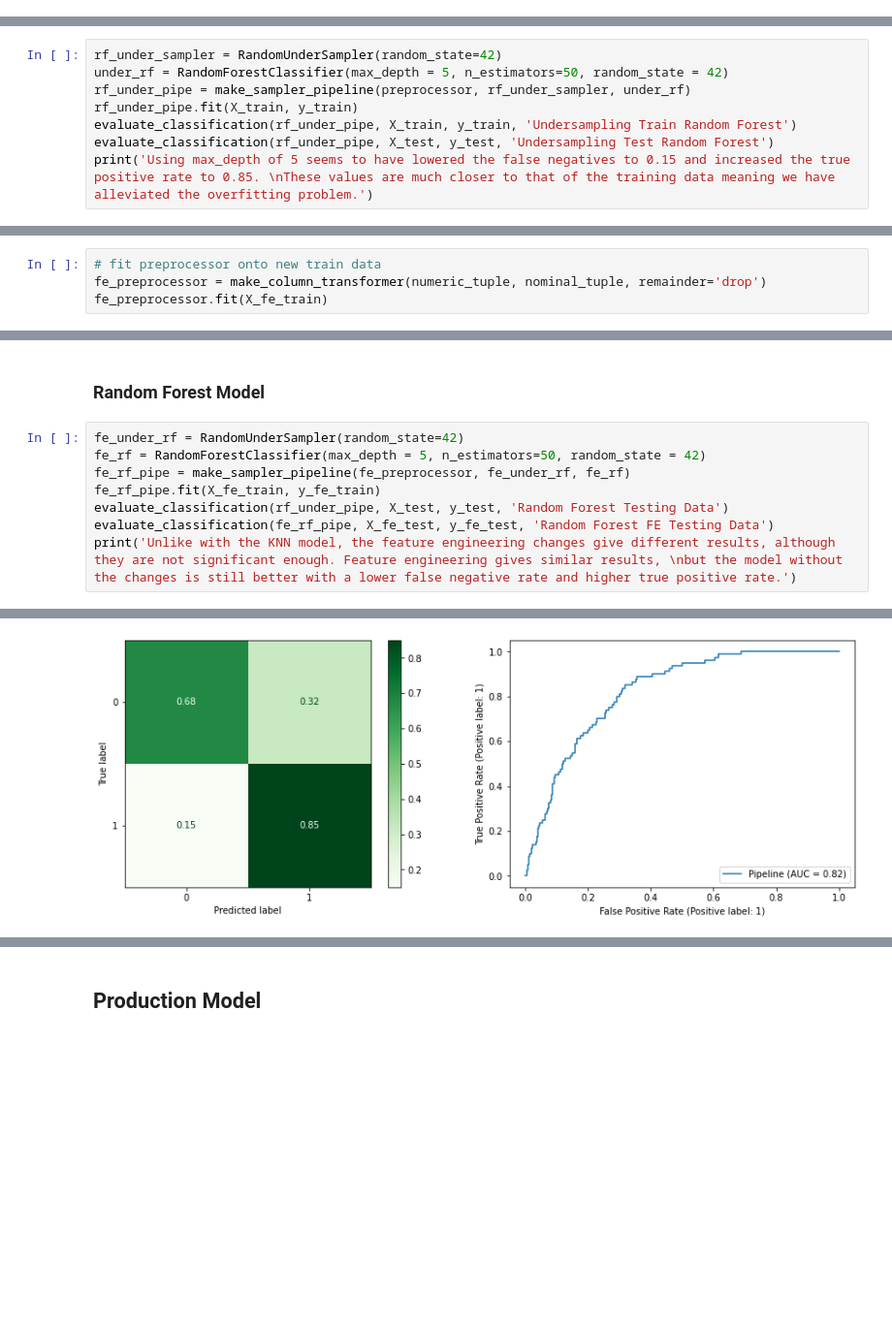
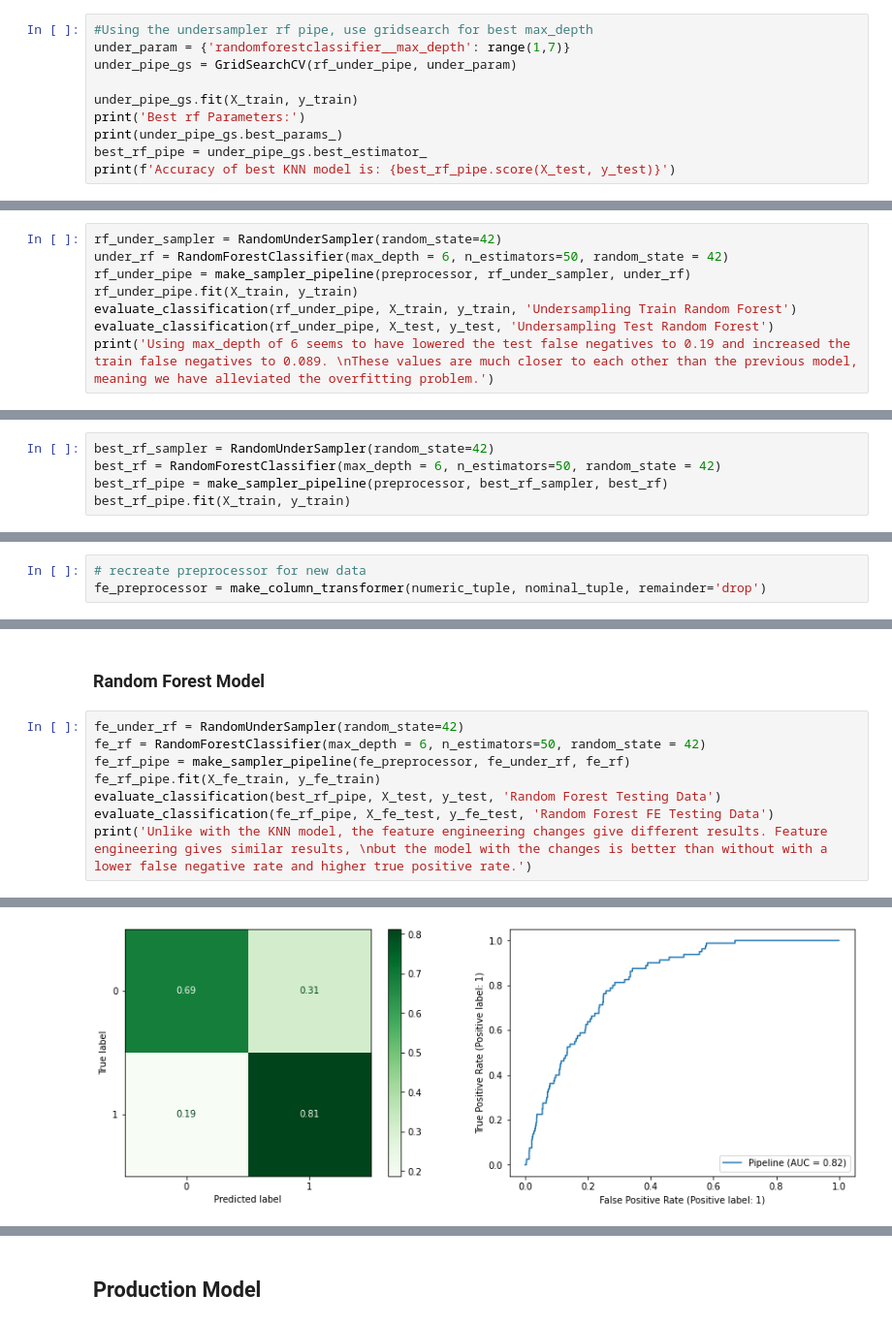
Before and after one commit to Gracey701/Stroke-Project, a Jupyter notebook: Stroke_Project.ipynb, the cells around one changed output, grey strips where cells are left out. Shown at 97% size. Saved outputs shown, nothing was run; the diff lists cells and outputs as text; blank space fills up the shorter version.

```diff
--- a/Stroke_Project.ipynb
+++ b/Stroke_Project.ipynb
@@ -1370,0 +1399,10 @@ We can reduce max_depth to decrease variance, avoiding overfitting.
+# %%
+#Using the undersampler rf pipe, use gridsearch for best max_depth
+under_param = {'randomforestclassifier__max_depth': range(1,7)}
+under_pipe_gs = GridSearchCV(rf_under_pipe, under_param)
+
+under_pipe_gs.fit(X_train, y_train)
+print('Best rf Parameters:')
+print(under_pipe_gs.best_params_)
+best_rf_pipe = under_pipe_gs.best_estimator_
+print(f'Accuracy of best KNN model is: {best_rf_pipe.score(X_test, y_test)}')
@@ -1371,11 +1413,11 @@ We can reduce max_depth to decrease variance, avoiding overfitting.
 # %%
 rf_under_sampler = RandomUnderSampler(random_state=42)
-under_rf = RandomForestClassifier(max_depth = 5, n_estimators=50, random_state = 42)
+under_rf = RandomForestClassifier(max_depth = 6, n_estimators=50, random_state = 42)
 rf_under_pipe = make_sampler_pipeline(preprocessor, rf_under_sampler, under_rf)
 rf_under_pipe.fit(X_train, y_train)
 evaluate_classification(rf_under_pipe, X_train, y_train, 'Undersampling Train Random Forest')
 evaluate_classification(rf_under_pipe, X_test, y_test, 'Undersampling Test Random Forest')
-print('Using max_depth of 5 seems to have lowered the false negatives to 0.15 and increased the true positive rate to 0.85. \nThese values are much closer to that of the training data meaning we have alleviated the overfitting problem.')
+print('Using max_depth of 6 seems to have lowered the test false negatives to 0.19 and increased the train false negatives to 0.089. \nThese values are much closer to each other than the previous model, meaning we have alleviated the overfitting problem.')
 # %% [output]
 ------------------------------------------------------------
 [i] CLASSIFICATION REPORT FOR: Undersampling Train Random Forest
@@ -1409,0 +1452,5 @@ Further tuning the Random Forest model with undersampling decreased the false ne
+# %%
+best_rf_sampler = RandomUnderSampler(random_state=42)
+best_rf = RandomForestClassifier(max_depth = 6, n_estimators=50, random_state = 42)
+best_rf_pipe = make_sampler_pipeline(preprocessor, best_rf_sampler, best_rf)
+best_rf_pipe.fit(X_train, y_train)
@@ -1519,6 +1608,5 @@ X_fe_train.head()
 | 1867 | Female | 55.0 | 0 | 0 | Yes | Private | Rural | 27.8 | ... |
 | 494 | Female | 55.0 | 0 | 0 | Yes | Private | Rural | 39.7 | ... |
 # %%
-# fit preprocessor onto new train data
+# recreate preprocessor for new data
 fe_preprocessor = make_column_transformer(numeric_tuple, nominal_tuple, remainder='drop')
-fe_preprocessor.fit(X_fe_train)
@@ -1575,12 +1652,12 @@ Whether the model involved feature engineering or not, we get the same results w
 ### Random Forest Model
 # %%
 fe_under_rf = RandomUnderSampler(random_state=42)
-fe_rf = RandomForestClassifier(max_depth = 5, n_estimators=50, random_state = 42)
+fe_rf = RandomForestClassifier(max_depth = 6, n_estimators=50, random_state = 42)
 fe_rf_pipe = make_sampler_pipeline(fe_preprocessor, fe_under_rf, fe_rf)
 fe_rf_pipe.fit(X_fe_train, y_fe_train)
-evaluate_classification(rf_under_pipe, X_test, y_test, 'Random Forest Testing Data')
+evaluate_classification(best_rf_pipe, X_test, y_test, 'Random Forest Testing Data')
 evaluate_classification(fe_rf_pipe, X_fe_test, y_fe_test, 'Random Forest FE Testing Data')
-print('Unlike with the KNN model, the feature engineering changes give different results, although they are not significant enough. Feature engineering gives similar results, \nbut the model without the changes is still better with a lower false negative rate and higher true positive rate.')
+print('Unlike with the KNN model, the feature engineering changes give different results. Feature engineering gives similar results, \nbut the model with the changes is better than without with a lower false negative rate and higher true positive rate.')
 # %% [output]
 ------------------------------------------------------------
 [i] CLASSIFICATION REPORT FOR: Random Forest Testing Data
@@ -1596,4 +1673,4 @@ weighted avg       0.93      0.69      0.77      1278
-[figure, old version]
+[figure, new version]
 ------------------------------------------------------------
 [i] CLASSIFICATION REPORT FOR: Random Forest FE Testing Data
 ------------------------------------------------------------
```
Also changed, not shown: parts of 15 cells of this notebook.
